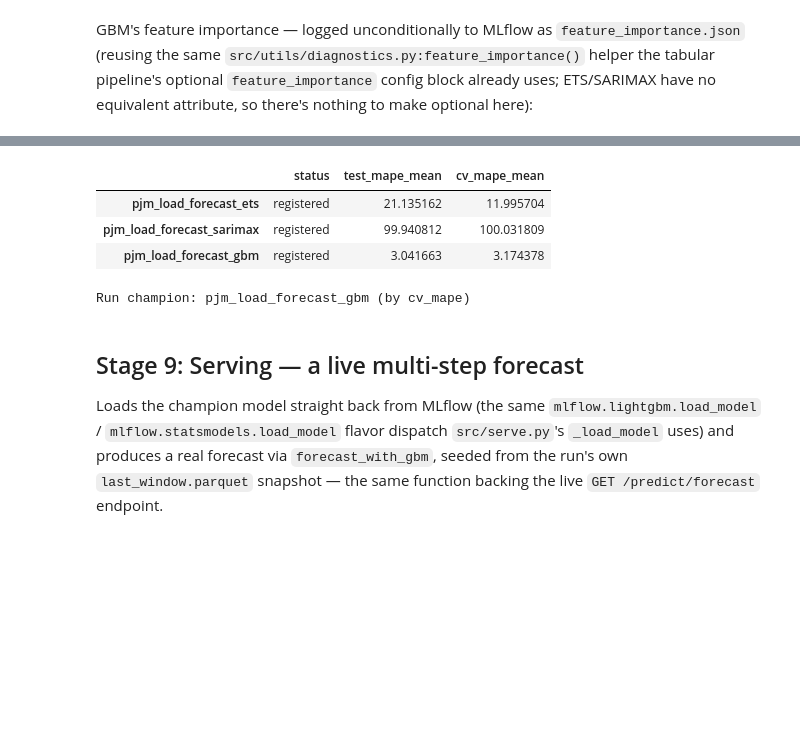
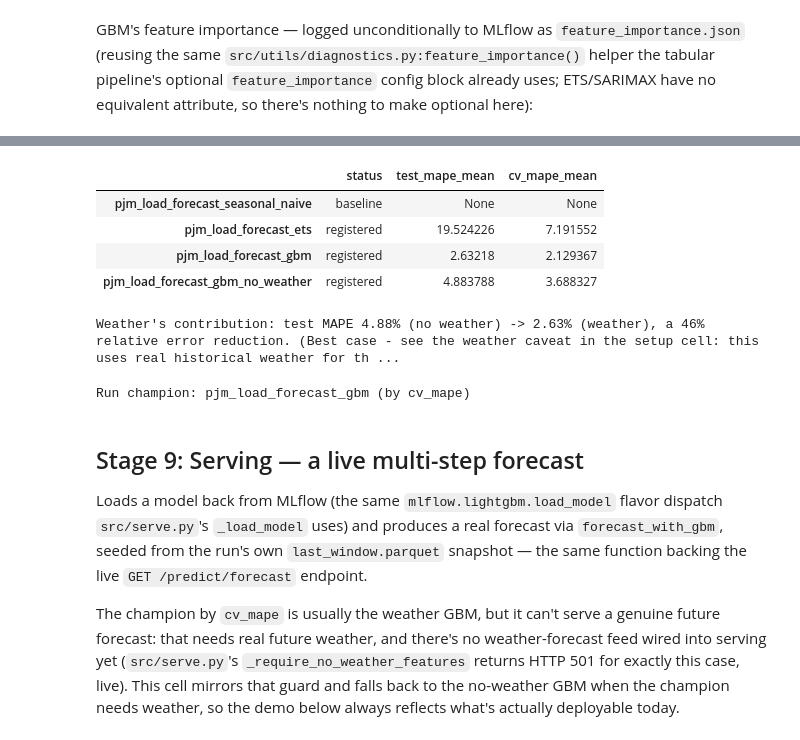
Before and after one commit to VickyGuo0907/ml_pipeline, a Jupyter notebook: notebooks/pjm_load_forecast_pipeline.ipynb, the cells around one changed output, grey strips where cells are left out. Cells and saved outputs as stored; diff of their text form; code cells hidden in the pictures; blank space fills up the shorter version.

```diff
--- a/notebooks/pjm_load_forecast_pipeline.ipynb
+++ b/notebooks/pjm_load_forecast_pipeline.ipynb
@@ -263,19 +276,29 @@ import json
 run_ids = {name: info["mlflow_run_id"] for name, info in train_result["models"].items()}
 
 with open(f"{CONFIG_DIR}/models.yaml") as f:
- models_cfg_raw = yaml.safe_load(f)
-gbm_model_name = next(m["name"] for m in models_cfg_raw["models"] if m["type"] == "gbm")
-gbm_run_id = run_ids[gbm_model_name]
+    models_cfg_raw = yaml.safe_load(f)
+
+
+def _gbm_name(use_weather: bool) -> str:
+    return next(
+        m["name"] for m in models_cfg_raw["models"]
+        if m["type"] == "gbm" and bool(m.get("hyperparameters", {}).get("use_weather", True)) == use_weather
+    )
+
+
+gbm_weather_name = _gbm_name(use_weather=True)
+gbm_no_weather_name = _gbm_name(use_weather=False)
+gbm_run_id = run_ids[gbm_weather_name]
 
 client = mlflow.tracking.MlflowClient(tracking_uri=MLFLOW_TRACKING_URI)
 local_path = client.download_artifacts(gbm_run_id, "feature_importance.json")
 with open(local_path) as f:
- importance = json.load(f)
+    importance = json.load(f)
 
 imp_df = pd.DataFrame(importance["ranking"]).set_index("feature")
 imp_df["value"].sort_values().plot.barh(color="darkorange")
 plt.xlabel(f"Feature importance ({importance['source']})")
-plt.title(f"{gbm_model_name} — {importance['n_nonzero']}/{importance['n_features']} non-zero features")
+plt.title(f"{gbm_weather_name} — {importance['n_nonzero']}/{importance['n_features']} non-zero features")
 plt.tight_layout()
 plt.show()
 # %% [output]
@@ -299,5 +323,12 @@ test_summary = pd.DataFrame({
  name: {"status": info["status"], "test_mape_mean": info.get("test_mape_mean"), "cv_mape_mean": info.get("cv_mape_mean")}
  for name, info in register_result["registered_models"].items()
 }).T
-test_summary
+display(test_summary)
+if gbm_weather_name in test_summary.index and gbm_no_weather_name in test_summary.index:
+    wx_test = test_summary.loc[gbm_weather_name, "test_mape_mean"]
+    no_wx_test = test_summary.loc[gbm_no_weather_name, "test_mape_mean"]
+    pct = (no_wx_test - wx_test) / no_wx_test * 100
+    print(f"\nWeather's contribution: test MAPE {no_wx_test:.2f}% (no weather) -> {wx_test:.2f}% "
+          f"(weather), a {pct:.0f}% relative error reduction. (Best case - see the weather "
+          f"caveat in the setup cell: this uses real historical weather for the 'future' hours.)")
 # %% [output]
@@ -313,7 +344,9 @@ Created version '1' of model 'pjm_load_forecast_gbm'.
 |  | status | test_mape_mean | cv_mape_mean |
-| pjm_load_forecast_ets | registered | 21.135162 | 11.995704 |
-| pjm_load_forecast_sarimax | registered | 99.940812 | 100.031809 |
-| pjm_load_forecast_gbm | registered | 3.041663 | 3.174378 |
+| pjm_load_forecast_seasonal_naive | baseline | None | None |
+| pjm_load_forecast_ets | registered | 19.524226 | 7.191552 |
+| pjm_load_forecast_gbm | registered | 2.63218 | 2.129367 |
+| pjm_load_forecast_gbm_no_weather | registered | 4.883788 | 3.688327 |
+Weather's contribution: test MAPE 4.88% (no weather) -> 2.63% (weather), a 46% relative error reduction. (Best case - see the weather caveat in the setup cell: this uses real historical weather for th ...
 # %%
 with open(f"{REPORTS_DIR}/{RUN_ID}_evaluation.yaml") as f:
  evaluation_report = yaml.safe_load(f)
@@ -324,10 +357,16 @@ Run champion: pjm_load_forecast_gbm (by cv_mape)
 # %% [markdown]
 ## Stage 9: Serving — a live multi-step forecast
 
-Loads the champion model straight back from MLflow (the same `mlflow.lightgbm.load_model` /
-`mlflow.statsmodels.load_model` flavor dispatch `src/serve.py`'s `_load_model` uses) and produces
-a real forecast via `forecast_with_gbm`, seeded from the run's own `last_window.parquet` snapshot
-— the same function backing the live `GET /predict/forecast` endpoint.
+Loads a model back from MLflow (the same `mlflow.lightgbm.load_model` flavor dispatch
+`src/serve.py`'s `_load_model` uses) and produces a real forecast via `forecast_with_gbm`,
+seeded from the run's own `last_window.parquet` snapshot — the same function backing the live
+`GET /predict/forecast` endpoint.
+
+The champion by `cv_mape` is usually the weather GBM, but it can't serve a genuine future
+forecast: that needs real future weather, and there's no weather-forecast feed wired into
+serving yet (`src/serve.py`'s `_require_no_weather_features` returns HTTP 501 for exactly this
+case, live). This cell mirrors that guard and falls back to the no-weather GBM when the champion
+needs weather, so the demo below always reflects what's actually deployable today.
 # %%
 import mlflow.lightgbm
 
```
Also changed, not shown: parts of 18 cells of this notebook.
